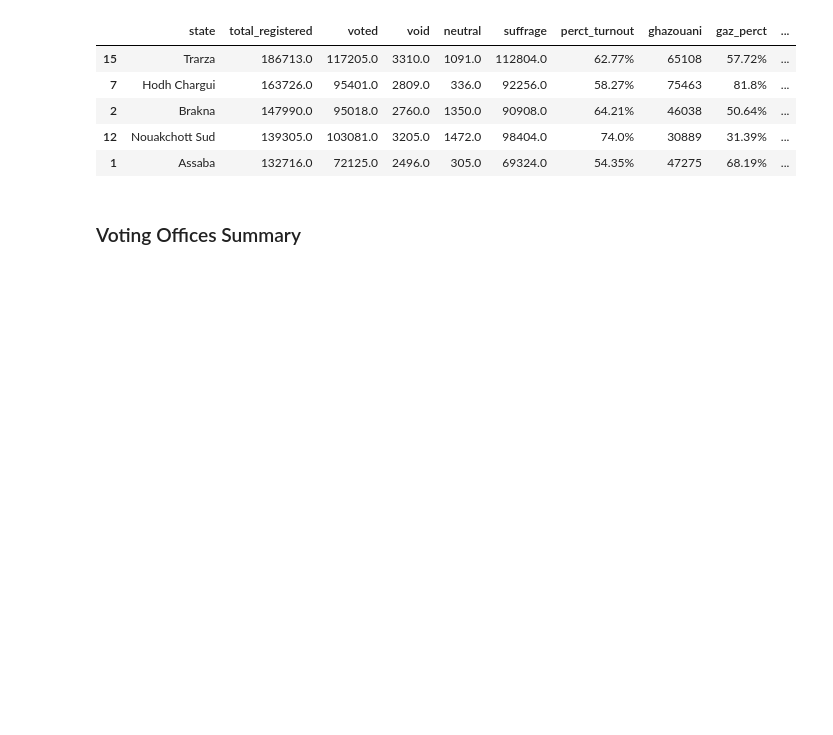
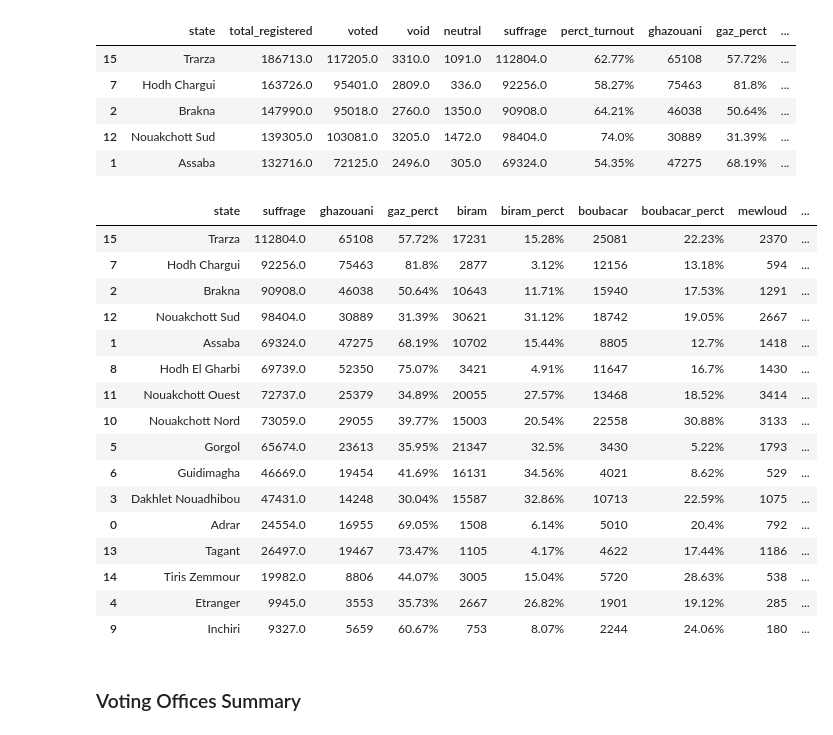
Before and after one commit to Mauritycs/2019_Election_Results, a Jupyter notebook: Notebooks/mainCleanUp.ipynb, the cells around one changed output. Saved outputs shown, nothing was run; the diff lists cells and outputs as text; code cells hidden in the pictures; blank space fills up the shorter version.

Commit message:
created a new dataframe for specific columns and exported the data

```diff
--- a/Notebooks/mainCleanUp.ipynb
+++ b/Notebooks/mainCleanUp.ipynb
@@ -378,6 +378,40 @@ states_summary_df.head()
 | 2 | Brakna | 147990.0 | 95018.0 | 2760.0 | 1350.0 | 90908.0 | 64.21% | 46038 | 50.64% | ... |
 | 12 | Nouakchott Sud | 139305.0 | 103081.0 | 3205.0 | 1472.0 | 98404.0 | 74.0% | 30889 | 31.39% | ... |
 | 1 | Assaba | 132716.0 | 72125.0 | 2496.0 | 305.0 | 69324.0 | 54.35% | 47275 | 68.19% | ... |
+# %%
+state_table_df = states_summary_df[['state', 'suffrage', 'ghazouani', 'gaz_perct', 'biram', 'biram_perct',
+                                    'boubacar', 'boubacar_perct', 'mewloud', 'mewloud_perct', 'kane', 'kane_perct',
+                                    'wavi', 'wavi_perct']].copy()
+
+# rename columns
+state_table_df = state_table_df.rename(index=str, columns={"state": "State Name", "suffrage": "Suffrage",
+                                                           "ghazouani": "Ghazouani",
+                                                           "gaz_perct": "Ghaz. Percentage",
+                                                           "biram": "Biram", "biram_perct": "Biram Percentage",
+                                                           "boubacar": "Boubacar", "boubacar_perct": "Boubac. Percentage",
+                                                           "mewloud": "Maouloud", "mewloud_perct": "Maou. Percentage",
+                                                           "kane": "Kane", "kane_perct", "kane_perct": "Kane Percentage",
+                                                           "wav"})
+
+state_table_df
+# %% [output]
+|  | state | suffrage | ghazouani | gaz_perct | biram | biram_perct | boubacar | boubacar_perct | mewloud | ... |
+| 15 | Trarza | 112804.0 | 65108 | 57.72% | 17231 | 15.28% | 25081 | 22.23% | 2370 | ... |
+| 7 | Hodh Chargui | 92256.0 | 75463 | 81.8% | 2877 | 3.12% | 12156 | 13.18% | 594 | ... |
+| 2 | Brakna | 90908.0 | 46038 | 50.64% | 10643 | 11.71% | 15940 | 17.53% | 1291 | ... |
+| 12 | Nouakchott Sud | 98404.0 | 30889 | 31.39% | 30621 | 31.12% | 18742 | 19.05% | 2667 | ... |
+| 1 | Assaba | 69324.0 | 47275 | 68.19% | 10702 | 15.44% | 8805 | 12.7% | 1418 | ... |
+| 8 | Hodh El Gharbi | 69739.0 | 52350 | 75.07% | 3421 | 4.91% | 11647 | 16.7% | 1430 | ... |
+| 11 | Nouakchott Ouest | 72737.0 | 25379 | 34.89% | 20055 | 27.57% | 13468 | 18.52% | 3414 | ... |
+| 10 | Nouakchott Nord | 73059.0 | 29055 | 39.77% | 15003 | 20.54% | 22558 | 30.88% | 3133 | ... |
+| 5 | Gorgol | 65674.0 | 23613 | 35.95% | 21347 | 32.5% | 3430 | 5.22% | 1793 | ... |
+| 6 | Guidimagha | 46669.0 | 19454 | 41.69% | 16131 | 34.56% | 4021 | 8.62% | 529 | ... |
+| 3 | Dakhlet Nouadhibou | 47431.0 | 14248 | 30.04% | 15587 | 32.86% | 10713 | 22.59% | 1075 | ... |
+| 0 | Adrar | 24554.0 | 16955 | 69.05% | 1508 | 6.14% | 5010 | 20.4% | 792 | ... |
+| 13 | Tagant | 26497.0 | 19467 | 73.47% | 1105 | 4.17% | 4622 | 17.44% | 1186 | ... |
+| 14 | Tiris Zemmour | 19982.0 | 8806 | 44.07% | 3005 | 15.04% | 5720 | 28.63% | 538 | ... |
+| 4 | Etranger | 9945.0 | 3553 | 35.73% | 2667 | 26.82% | 1901 | 19.12% | 285 | ... |
+| 9 | Inchiri | 9327.0 | 5659 | 60.67% | 753 | 8.07% | 2244 | 24.06% | 180 | ... |
 # %%
 # states_summary_df.to_csv('../Data/states_summary.csv', index=False)
 # %% [markdown]
```
Also changed, not shown: 1 other file.
